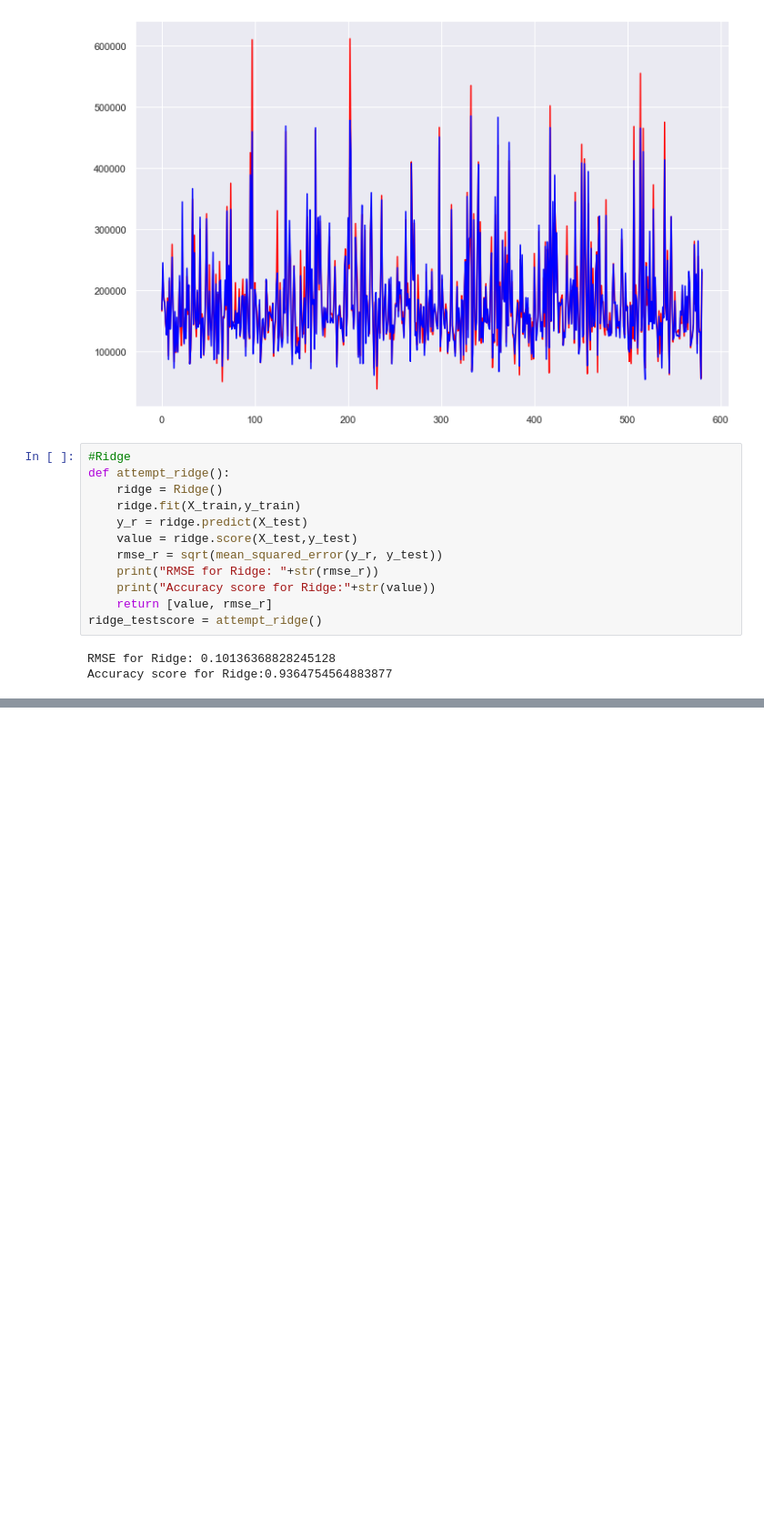
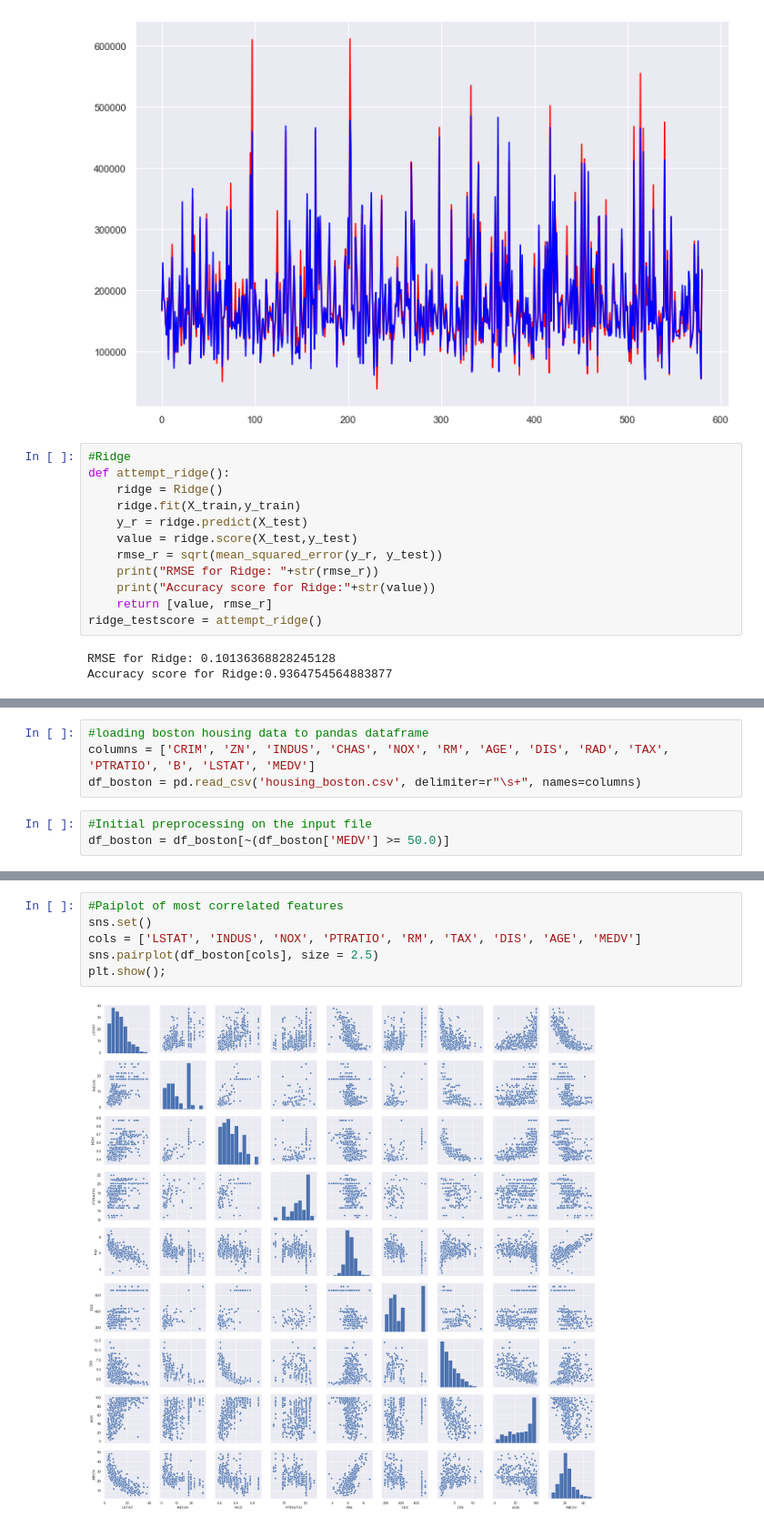
Before and after one commit to agrawalnaman/cmpe255-group8-housing-price-prediction, a Jupyter notebook: Housing Price Prediction Project.ipynb, the cells around one changed output, grey strips where cells are left out. Shown at 91% size. Cells and saved outputs as stored; diff of their text form; blank space fills up the shorter version.

```diff
--- a/Housing Price Prediction Project.ipynb
+++ b/Housing Price Prediction Project.ipynb
@@ -680,0 +721,7 @@ Accuracy score for Ridge:0.9364754564883877
+# %%
+#loading boston housing data to pandas dataframe
+columns = ['CRIM', 'ZN', 'INDUS', 'CHAS', 'NOX', 'RM', 'AGE', 'DIS', 'RAD', 'TAX', 'PTRATIO', 'B', 'LSTAT', 'MEDV']
+df_boston = pd.read_csv('housing_boston.csv', delimiter=r"\s+", names=columns)
+# %%
+#Initial preprocessing on the input file
+df_boston = df_boston[~(df_boston['MEDV'] >= 50.0)]
@@ -680,0 +800,8 @@ Accuracy score for Ridge:0.9364754564883877
+# %%
+#Paiplot of most correlated features
+sns.set()
+cols = ['LSTAT', 'INDUS', 'NOX', 'PTRATIO', 'RM', 'TAX', 'DIS', 'AGE', 'MEDV']
+sns.pairplot(df_boston[cols], size = 2.5)
+plt.show();
+# %% [output]
+[figure, added]
```
Also changed, not shown: parts of 11 cells of this notebook.
